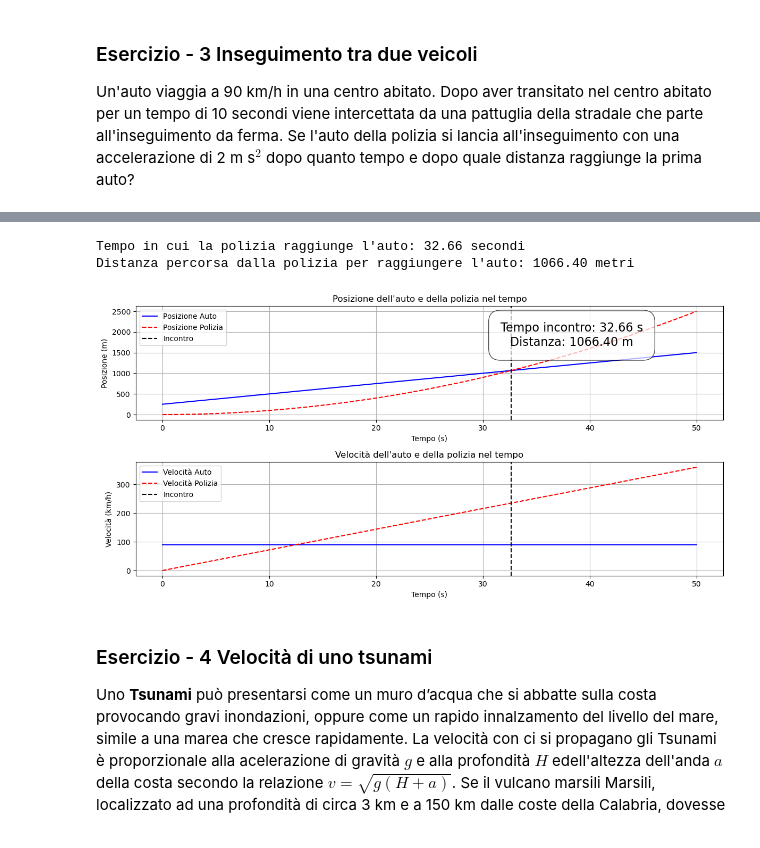
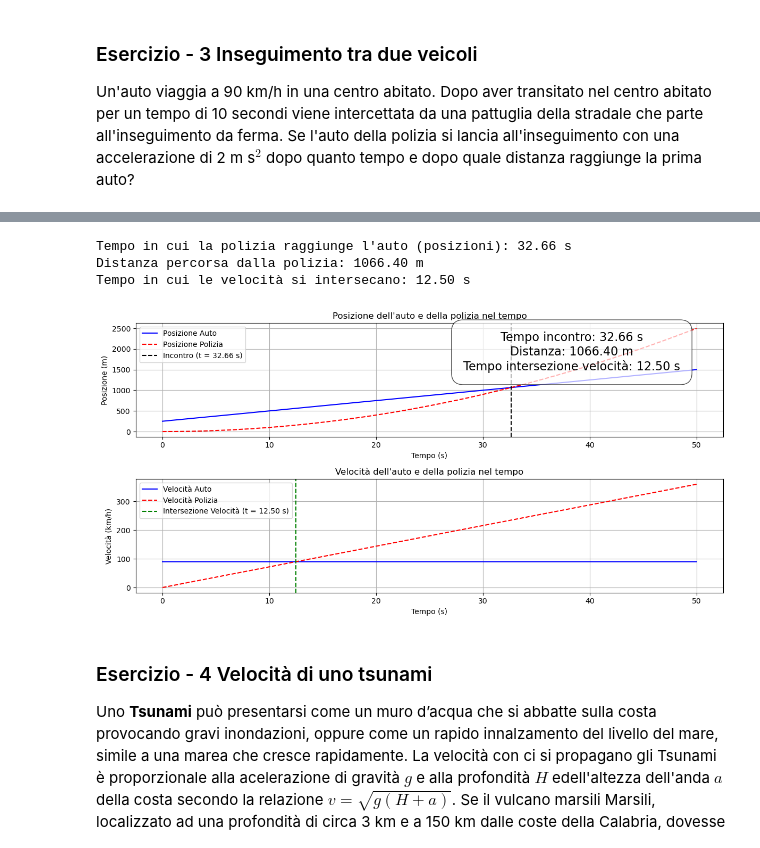
Before and after one commit to nicolalogullo/27005227-fisica-computazionale, a Jupyter notebook: Esercitazione_04032025.ipynb, the cells around one changed output, grey strips where cells are left out. Cells and saved outputs as stored; diff of their text form; code cells hidden in the pictures.

```diff
--- a/Esercitazione_04032025.ipynb
+++ b/Esercitazione_04032025.ipynb
@@ -648,9 +644,10 @@ import numpy as np
 import matplotlib.pyplot as plt
 
 # Dati
-v_auto = 25  # velocità dell'auto in m/s (90 km/h convertiti in m/s)
+v_auto_km = 90 # velocità in km/h
+v_auto = v_auto_km/3.6  # velocità dell'auto in m/s (90 km/h convertiti in m/s)
 a_polizia = 2  # accelerazione della polizia in m/s^2
-t_0 = 10  # tempo iniziale in cui l'auto ha già viaggiato (in secondi)
+t_0 = 10 # tempo iniziale in cui l'auto ha già viaggiato (in secondi)
 
 # Parametri di simulazione
 dt = 0.0001  # passo temporale (in secondi)
@@ -668,59 +665,63 @@ v_polizia[0] = 0
 
 # Metodo di Eulero per risolvere le equazioni del moto
 for i in range(1, len(t)):
-    # Velocità della polizia aumenta a causa dell'accelerazione
+    # Aggiornamento della velocità della polizia
     v_polizia[i] = v_polizia[i - 1] + a_polizia * dt
-    # Posizione della polizia al passo successivo
+    # Aggiornamento della posizione della polizia
     x_polizia[i] = x_polizia[i - 1] + v_polizia[i - 1] * dt
 
-# Troviamo il tempo di incontro
+# Troviamo il tempo di incontro (posizioni uguali)
 t_incontro = t[np.where(x_polizia >= x_auto)[0][0]]
 distanza_incontro = x_polizia[np.where(x_polizia >= x_auto)[0][0]]
 
+# Calcolo del tempo in cui le velocità si intersecano
+t_vel_intersect = v_auto / a_polizia  # 25/2 = 12.5 s
+
 # Risultati
-print(f"Tempo in cui la polizia raggiunge l'auto: {t_incontro:.2f} secondi")
-print(f"Distanza percorsa dalla polizia per raggiungere l'auto: {distanza_incontro:.2f} metri")
+print(f"Tempo in cui la polizia raggiunge l'auto (posizioni): {t_incontro:.2f} s")
+print(f"Distanza percorsa dalla polizia: {distanza_incontro:.2f} m")
+print(f"Tempo in cui le velocità si intersecano: {t_vel_intersect:.2f} s")
 
 # Convertiamo la velocità da m/s a km/h
-v_auto_kmh = v_auto * 3.6  # velocità dell'auto in km/h
-v_polizia_kmh = v_polizia * 3.6  # velocità della polizia in km/h
+v_auto_kmh = v_auto * 3.6  # 90 km/h
+v_polizia_kmh = v_polizia * 3.6
+
+# Plot
+plt.figure(figsize=(12, 6))
 
 # Plot delle posizioni
-plt.figure(figsize=(12, 6))
-
-# Posizioni delle auto
 plt.subplot(2, 1, 1)
 plt.plot(t, x_auto, label='Posizione Auto', color='blue')
 plt.plot(t, x_polizia, label='Posizione Polizia', color='red', linestyle='--')
-plt.axvline(x=t_incontro, color='black', linestyle='--', label=f'Incontro')
+plt.axvline(x=t_incontro, color='black', linestyle='--', label=f'Incontro (t = {t_incontro:.2f} s)')
 plt.xlabel('Tempo (s)')
 plt.ylabel('Posizione (m)')
 plt.title('Posizione dell\'auto e della polizia nel tempo')
 plt.legend()
 plt.grid(True)
 
-# Velocità delle auto in km/h
+# Plot delle velocità
 plt.subplot(2, 1, 2)
 plt.plot(t, np.full_like(t, v_auto_kmh), label='Velocità Auto', color='blue')
 plt.plot(t, v_polizia_kmh, label='Velocità Polizia', color='red', linestyle='--')
-plt.axvline(x=t_incontro, color='black', linestyle='--', label=f'Incontro')
+plt.axvline(x=t_vel_intersect, color='green', linestyle='--', label=f'Intersezione Velocità (t = {t_vel_intersect:.2f} s)')
 plt.xlabel('Tempo (s)')
 plt.ylabel('Velocità (km/h)')
 plt.title('Velocità dell\'auto e della polizia nel tempo')
 plt.legend()
 plt.grid(True)
 
 # Aggiungi il box con la distanza percorsa e il tempo di incontro
-box_text = f"Tempo incontro: {t_incontro:.2f} s\nDistanza: {distanza_incontro:.2f} m"
+box_text = f"Tempo incontro: {t_incontro:.2f} s\nDistanza: {distanza_incontro:.2f} m\nTempo intersezione velocità: {t_vel_intersect:.2f} s"
 plt.gcf().text(0.75, 0.85, box_text, fontsize=16, ha='center', va='center', bbox=dict(facecolor='white', alpha=0.7, edgecolor='black', boxstyle='round,pad=1'))
 
-# Mostra i grafici
 plt.tight_layout()
 plt.show()
 # %% [output]
-Tempo in cui la polizia raggiunge l'auto: 32.66 secondi
-Distanza percorsa dalla polizia per raggiungere l'auto: 1066.40 metri
+Tempo in cui la polizia raggiunge l'auto (posizioni): 32.66 s
+Distanza percorsa dalla polizia: 1066.40 m
+Tempo in cui le velocità si intersecano: 12.50 s
-[figure, old version]
+[figure, new version]
 # %% [markdown]
 ### Esercizio - 4 Velocità di uno tsunami
 Uno **Tsunami** può presentarsi come un muro d’acqua che si abbatte sulla costa provocando gravi inondazioni,  oppure come un rapido innalzamento del livello del mare, simile a una marea che cresce rapidamente. La velocità con ci si propagano gli Tsunami è proporzionale alla acelerazione di
```
Also changed, not shown: parts of 6 cells of this notebook.
